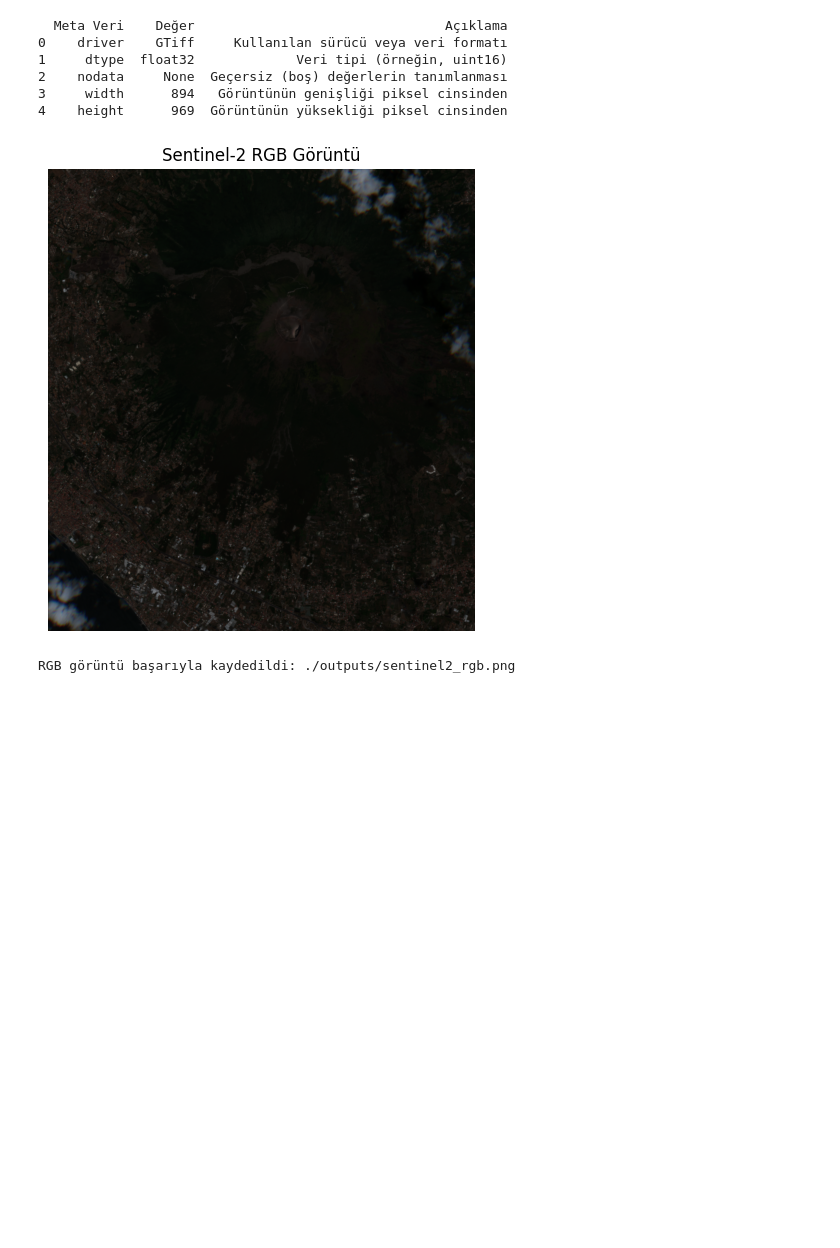
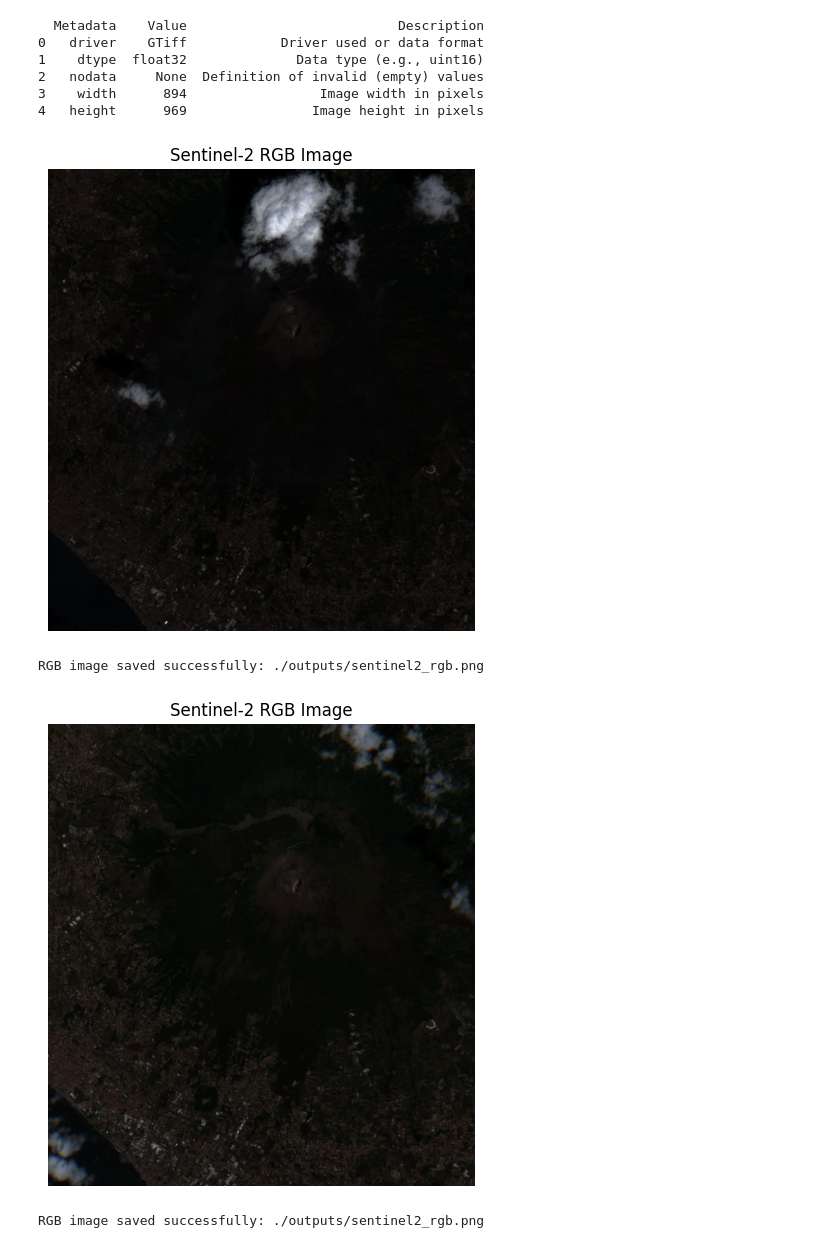
Before and after one commit to ozanpkr/remote-sensing, a Jupyter notebook: main.ipynb, the cells around one changed output. Drawn from its saved outputs; the diff is of its cells as text; code cells hidden in the pictures; blank space fills up the shorter version.

```diff
--- a/main.ipynb
+++ b/main.ipynb
@@ -18,13 +15,3 @@ tiff_path = "./Satellite_burned_area_dataset_part1/EMSR213_01VESUVIO_02GRADING_M
 # %%
-_raster_data=RasterHandler(tiff_path)
-_raster_data.get_metadata()
-_raster_data.visualize_rgb()
+_raster_data=RasterHandler(_burned_tiff_path,_unburned_tiff_path)
+_analyzer=Analyzer()
-# %% [output]
-  Meta Veri    Değer                                Açıklama
-0    driver    GTiff     Kullanılan sürücü veya veri formatı
-1     dtype  float32             Veri tipi (örneğin, uint16)
-2    nodata     None  Geçersiz (boş) değerlerin tanımlanması
-3     width      894   Görüntünün genişliği piksel cinsinden
-4    height      969  Görüntünün yüksekliği piksel cinsinden
-[figure, removed]
-RGB görüntü başarıyla kaydedildi: ./outputs/sentinel2_rgb.png
@@ -71 +18,18 @@ def visualize_ndvi_with_threshold(src, threshold=None):
+# %%
+_raster_data.get_metadata(AreaType.BURNED)
+# %% [output]
+  Metadata    Value                           Description
+0   driver    GTiff            Driver used or data format
+1    dtype  float32              Data type (e.g., uint16)
+2   nodata     None  Definition of invalid (empty) values
+3    width      894                 Image width in pixels
+4   height      969                Image height in pixels
+# %%
+_raster_data.visualize_rgb(AreaType.BURNED)
+_raster_data.visualize_rgb(AreaType.UNBURNED)
+# %% [output]
+[figure, added]
+RGB image saved successfully: ./outputs/sentinel2_rgb.png
+[figure, added]
+RGB image saved successfully: ./outputs/sentinel2_rgb.png
 # %%
```
Also changed, not shown: parts of 10 cells of this notebook, 2 other files.
